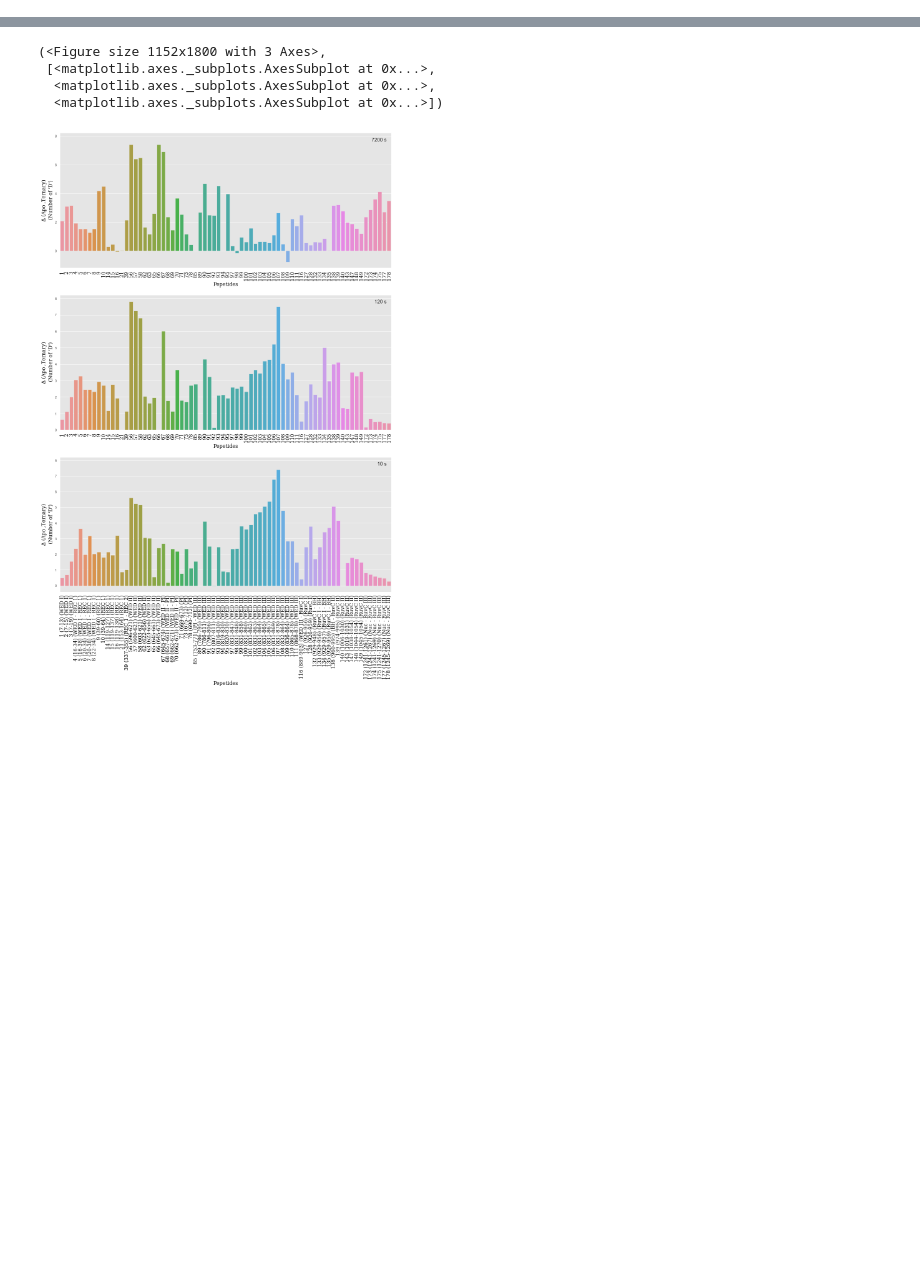
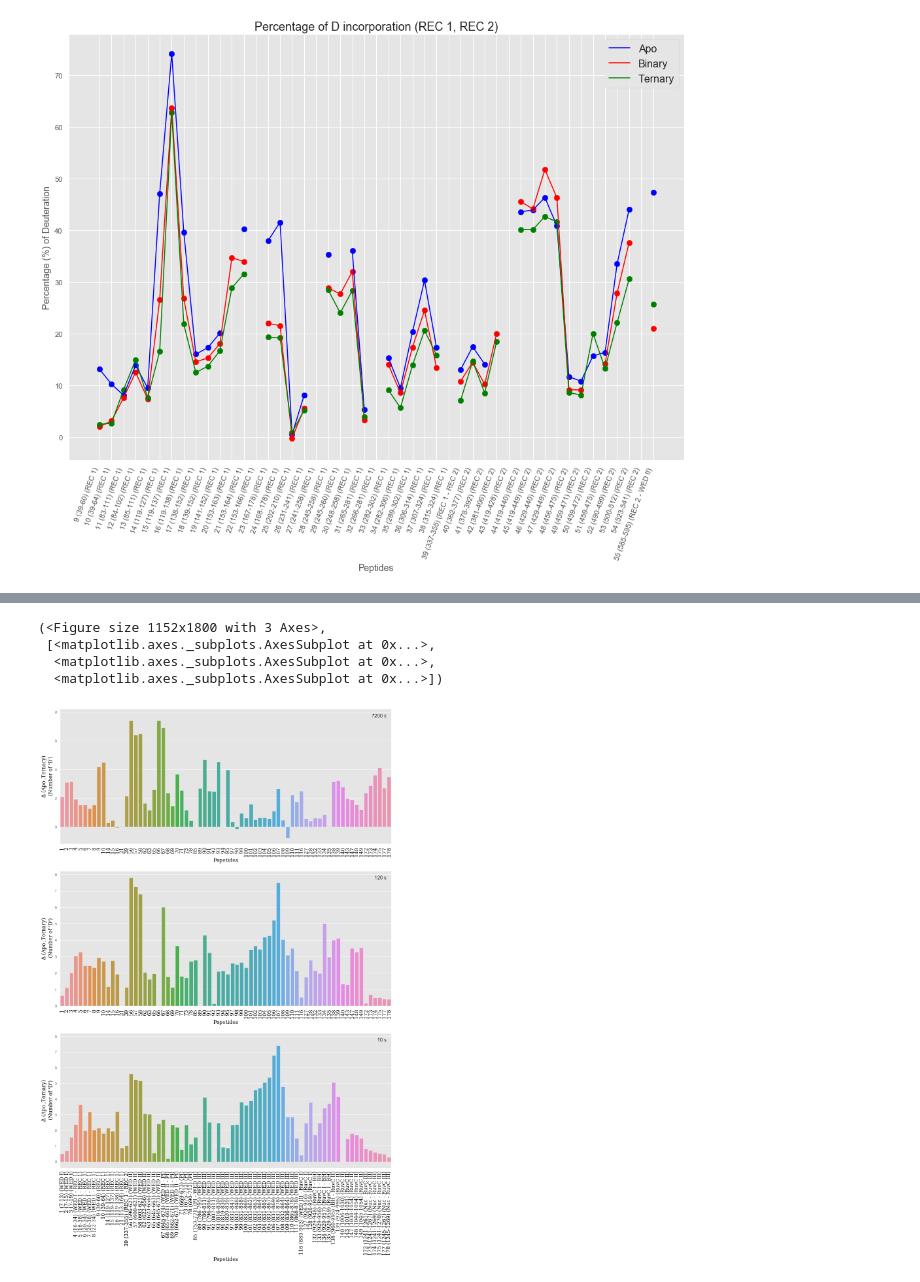
Before and after one commit to zahid1202/Mass-Spec-Data-Plotting, a Jupyter notebook: HDX_CRISPR_Cas12a_plot.ipynb, the cells around one changed output, grey strips where cells are left out. Saved outputs shown, nothing was run; the diff lists cells and outputs as text; code cells hidden in the pictures; blank space fills up the shorter version.

```diff
--- a/HDX_CRISPR_Cas12a_plot.ipynb
+++ b/HDX_CRISPR_Cas12a_plot.ipynb
@@ -853,3 +881,15 @@ class plots(pep_analyzer, HDX):
+# %%
+domains =["REC 1","REC 2"]
+ud= []
+for dmn in domains:
+    da = cf.loc[cf['domains_start']== dmn].index
+    ud.append(da)
+
+unique_indxs=[]
+for i in ud:
+    for j in i:
+        unique_indxs.append(j)
+unique_indxs = sorted(list(set(unique_indxs)))
 # %%
 cf.columns
 # %% [output]
@@ -868 +909,81 @@ Index(['Protein State_Apo', 'Start', 'End', 'Sequence', 'Deut Time (sec)',
       dtype='object')
+# %%
+def scatter_plot(df, domains, states, timepoint,
+                figsize =(14,12), plot_style = 'ggplot',
+                name = None, pdf= False, tiff= False):
+
+    plt.style.use(plot_style)
+    plt.figure(figsize = figsize)
+
+
+    #df = pl.cal_diff()
+    #cf.replace({"%D_Apo": {-6630.84: np.nan}}, inplace =True)
+
+    # Finding out the indexes of the specified domains
+    domidx= []
+    for dmn in domains:
+        da = df.loc[df['domains_start']== dmn].index
+        domidx.append(da)
+
+    unique_indxs=[]
+    for i in domidx:
+        for j in i:
+            unique_indxs.append(j)
+    unique_indxs = sorted(list(set(unique_indxs)))
+
+    # Fishing out the dataframe by the time point and domains specified
+    df = df[df["timepoint_map"]=="t1"].loc[unique_indxs]
+
+
+    # Selecting the states in the dataframe
+    new_states =[]
+
+    for st in states:
+        new_states.append("%D_" + st )
+
+    new_states_cof =[]
+    for st in states:
+        new_states_cof.append("Confidence_" + st )
+
+
+    colors = ("blue", "red", "green", "magenta", "indigo", "cyan")[:len(states)]
+
+    for newst, clr, st in zip(new_states, colors, states):
+
+        #x = np.linspace(0, len(df.idxdmn),len(df.idxdmn))
+        #y =np.array(df[newst])
+
+        scatter = plt.scatter(df.idxdmn,
+                    df[newst],
+                    s=70,
+                    c= clr,
+                    label = None)
+
+        plot = plt.plot(df.idxdmn,
+                 df[newst],
+                 color =clr,
+                 label = st)
+
+        xtick = plt.xticks(range(len(df.idxdmn.unique())), df.idxdmn.unique(),rotation = 70, ha="right" )
+        plt.xlabel("Peptides", size=14)
+        plt.ylabel("Percentage (%) of Deuteration", size=14)
+        title = ", ".join(st for st in domains)
+        title ="Percentage of D incorporation" +" (" + title +")"
+        plt.title(title, size =18)
+
+        plt.legend(loc='best',fontsize=16,fancybox=True, bbox_to_anchor=(1,1))
+        plt.tight_layout()
+
+        if pdf:
+
+            plt.savefig(title + ".pdf", dpi=500, bbox_inches='tight')
+
+        if tiff:
+            plt.savefig(title + ".tif", dpi=500, bbox_inches='tight')
+
+
+scatter_plot(cf, domains =["REC 1", "REC 2"], states =["Apo", "Binary", "Ternary"], timepoint = "t4",
+                figsize =(14,12), plot_style = 'ggplot',
+                name = None, pdf= False, tiff= True)
+# %% [output]
+[figure, added]
```
Also changed, not shown: parts of 17 cells of this notebook.
